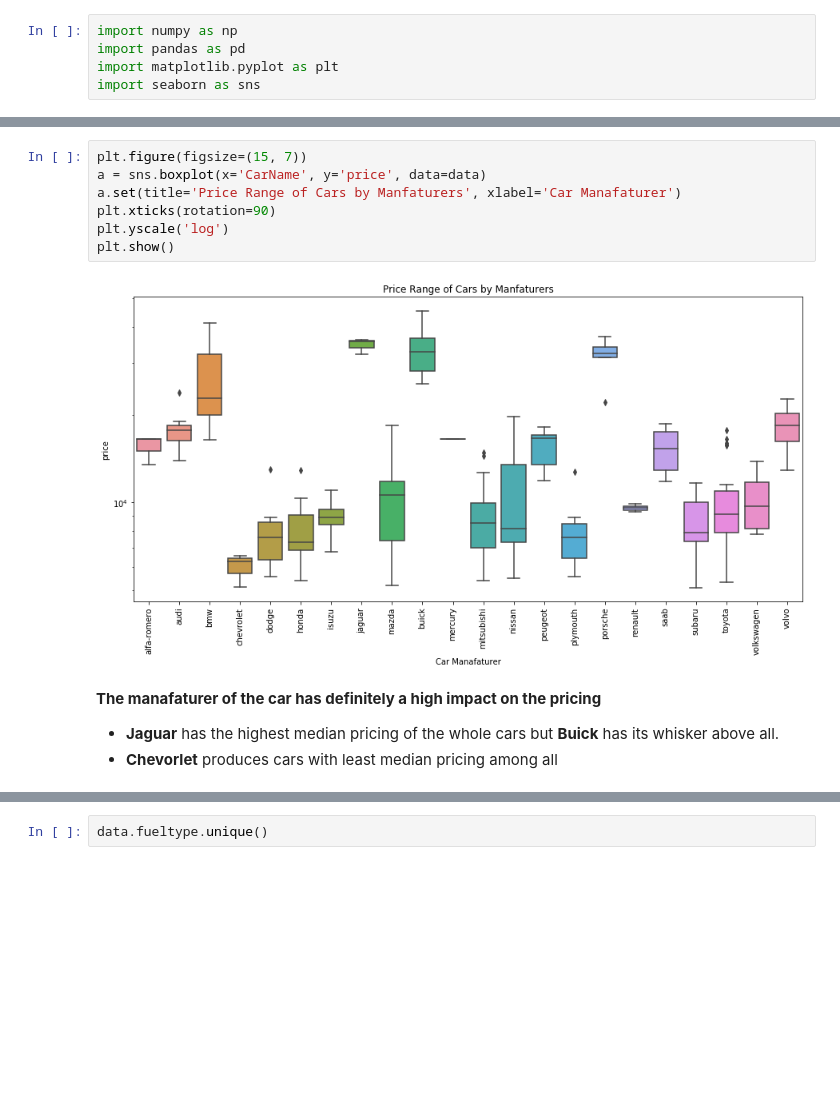
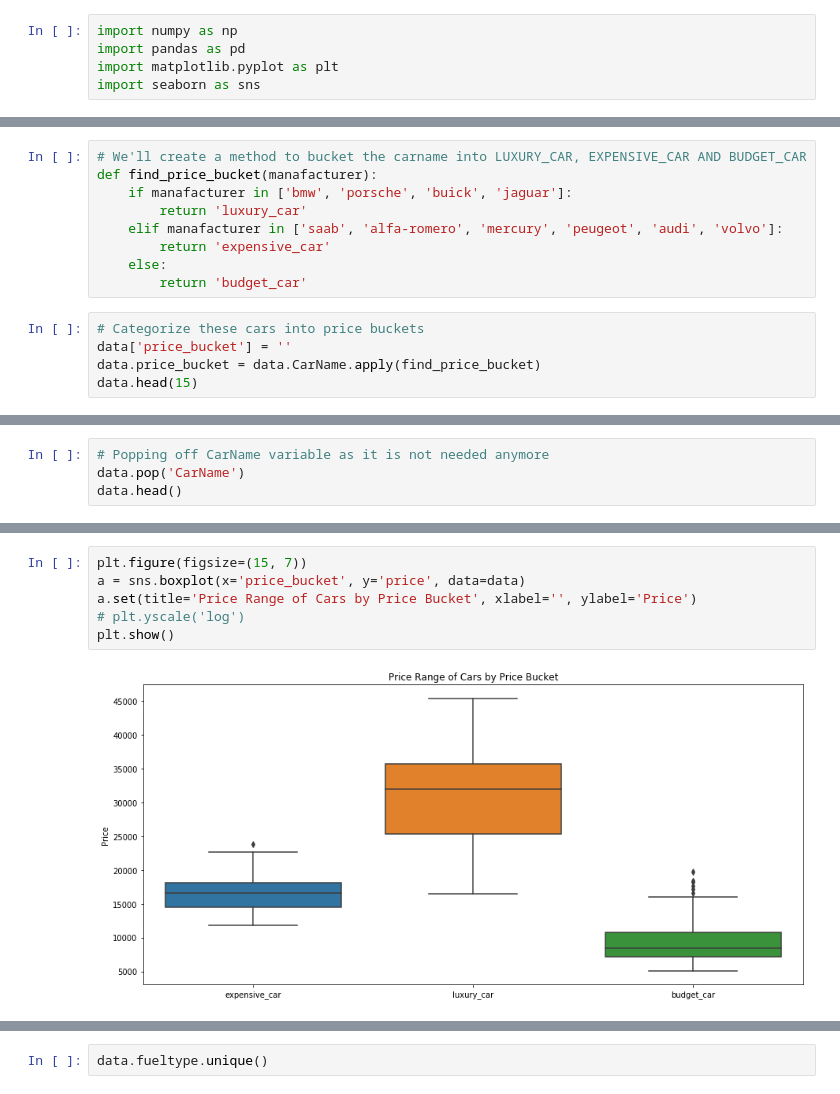
Before and after one commit to vivekav-96/UpGrad-PGDML, a Jupyter notebook: Assignment-LinearRegression/car_price_assignment.ipynb, the cells around one changed output, grey strips where cells are left out. Saved outputs shown, nothing was run; the diff lists cells and outputs as text; blank space fills up the shorter version.

```diff
--- a/Assignment-LinearRegression/car_price_assignment.ipynb
+++ b/Assignment-LinearRegression/car_price_assignment.ipynb
@@ -112,0 +171,14 @@ set(data.CarName)
+# %%
+# We'll create a method to bucket the carname into LUXURY_CAR, EXPENSIVE_CAR AND BUDGET_CAR
+def find_price_bucket(manafacturer):
+    if manafacturer in ['bmw', 'porsche', 'buick', 'jaguar']:
+        return 'luxury_car'
+    elif manafacturer in ['saab', 'alfa-romero', 'mercury', 'peugeot', 'audi', 'volvo']:
+        return 'expensive_car'
+    else:
+        return 'budget_car'
+# %%
+# Categorize these cars into price buckets
+data['price_bucket'] = ''
+data.price_bucket = data.CarName.apply(find_price_bucket)
+data.head(15)
@@ -112,0 +203,4 @@ set(data.CarName)
+# %%
+# Popping off CarName variable as it is not needed anymore
+data.pop('CarName')
+data.head()
@@ -113,14 +215,8 @@ set(data.CarName)
 # %%
 plt.figure(figsize=(15, 7))
-a = sns.boxplot(x='CarName', y='price', data=data)
-a.set(title='Price Range of Cars by Manfaturers', xlabel='Car Manafaturer')
-plt.xticks(rotation=90)
-plt.yscale('log')
+a = sns.boxplot(x='price_bucket', y='price', data=data)
+a.set(title='Price Range of Cars by Price Bucket', xlabel='', ylabel='Price')
+# plt.yscale('log')
 plt.show()
 # %% [output]
-[figure, old version]
+[figure, new version]
-# %% [markdown]
-**The manafaturer of the car has definitely a high impact on the pricing**
-
-* **Jaguar** has the highest median pricing of the whole cars but **Buick** has its whisker above all.
-* **Chevorlet** produces cars with least median pricing among all
```
Also changed, not shown: parts of 75 cells of this notebook, 1 other file.
